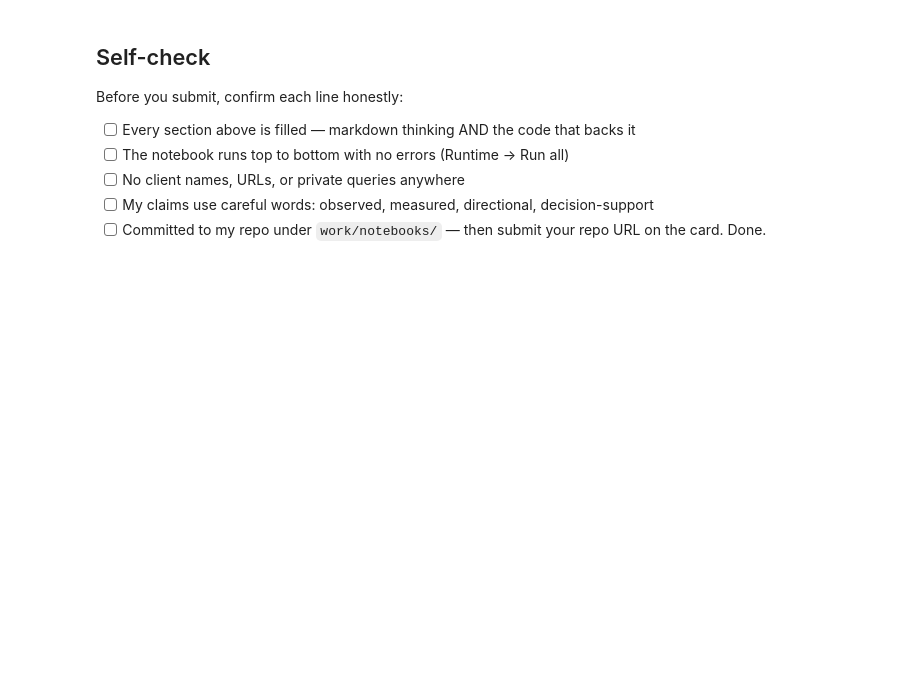
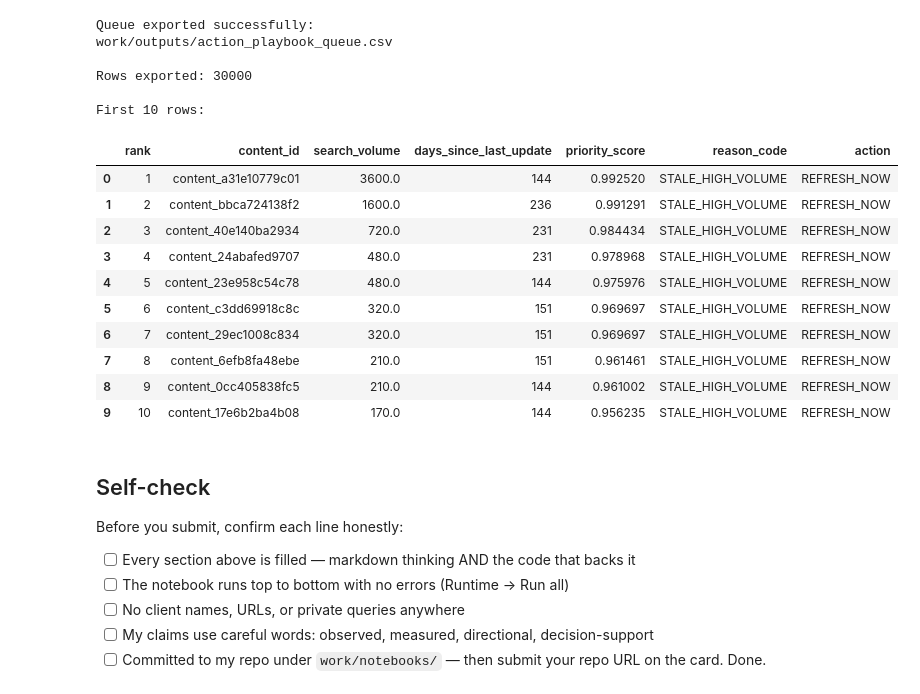
Before and after one commit to Areebaarain/flyrank-ml-internship, a Jupyter notebook: work/notebooks/w07_action_playbook.ipynb, the cells around one changed output. Saved outputs shown, nothing was run; the diff lists cells and outputs as text; code cells hidden in the pictures; blank space fills up the shorter version.

```diff
--- a/work/notebooks/w07_action_playbook.ipynb
+++ b/work/notebooks/w07_action_playbook.ipynb
@@ -12,0 +38,12 @@ This skeleton is yours to fill. Work the sections **in order** — each one has
+# %%
+import pandas as pd
+import os
+
+path = "/content/flyrank-ml-internship/data/raw/content_refresh_anonymized.csv"
+
+print("File exists:", os.path.exists(path))
+
+df = pd.read_csv(path)
+
+print("Rows:", len(df))
+print("Columns:", len(df.columns))
@@ -44,3 +246,58 @@ This skeleton is yours to fill. Work the sections **in order** — each one has
+# %%
+# This cell is for CODE (numbers, a query, a check).
+# Write your text answer in the cell ABOVE this one — typing sentences here breaks Run All.
+# ============================================
+# 5. Exports for the paper
+# ============================================
+
+import os
+
+# Create output directory if it does not exist
+os.makedirs("work/outputs", exist_ok=True)
+
+# Select useful columns for the paper
+queue_export = queue[
+    [
+        "rank",
+        "content_id",
+        "search_volume",
+        "days_since_last_update",
+        "priority_score",
+        "reason_code",
+        "action"
+    ]
+].copy()
+
+# Export ranked queue
+output_path = "work/outputs/action_playbook_queue.csv"
+
+queue_export.to_csv(output_path, index=False)
+
+print("Queue exported successfully:")
+print(output_path)
+
+print("\nRows exported:", len(queue_export))
+
+print("\nFirst 10 rows:")
+display(queue_export.head(10))
+# %% [output]
+Queue exported successfully:
+work/outputs/action_playbook_queue.csv
+
+Rows exported: 30000
+
+First 10 rows:
+|  | rank | content_id | search_volume | days_since_last_update | priority_score | reason_code | action |
+| 0 | 1 | content_a31e10779c01 | 3600.0 | 144 | 0.992520 | STALE_HIGH_VOLUME | REFRESH_NOW |
+| 1 | 2 | content_bbca724138f2 | 1600.0 | 236 | 0.991291 | STALE_HIGH_VOLUME | REFRESH_NOW |
+| 2 | 3 | content_40e140ba2934 | 720.0 | 231 | 0.984434 | STALE_HIGH_VOLUME | REFRESH_NOW |
+| 3 | 4 | content_24abafed9707 | 480.0 | 231 | 0.978968 | STALE_HIGH_VOLUME | REFRESH_NOW |
+| 4 | 5 | content_23e958c54c78 | 480.0 | 144 | 0.975976 | STALE_HIGH_VOLUME | REFRESH_NOW |
+| 5 | 6 | content_c3dd69918c8c | 320.0 | 151 | 0.969697 | STALE_HIGH_VOLUME | REFRESH_NOW |
+| 6 | 7 | content_29ec1008c834 | 320.0 | 151 | 0.969697 | STALE_HIGH_VOLUME | REFRESH_NOW |
+| 7 | 8 | content_6efb8fa48ebe | 210.0 | 151 | 0.961461 | STALE_HIGH_VOLUME | REFRESH_NOW |
+| 8 | 9 | content_0cc405838fc5 | 210.0 | 144 | 0.961002 | STALE_HIGH_VOLUME | REFRESH_NOW |
+| 9 | 10 | content_17e6b2ba4b08 | 170.0 | 144 | 0.956235 | STALE_HIGH_VOLUME | REFRESH_NOW |
 # %% [markdown]
 ## Self-check
 
```
Also changed, not shown: parts of 15 cells of this notebook.
